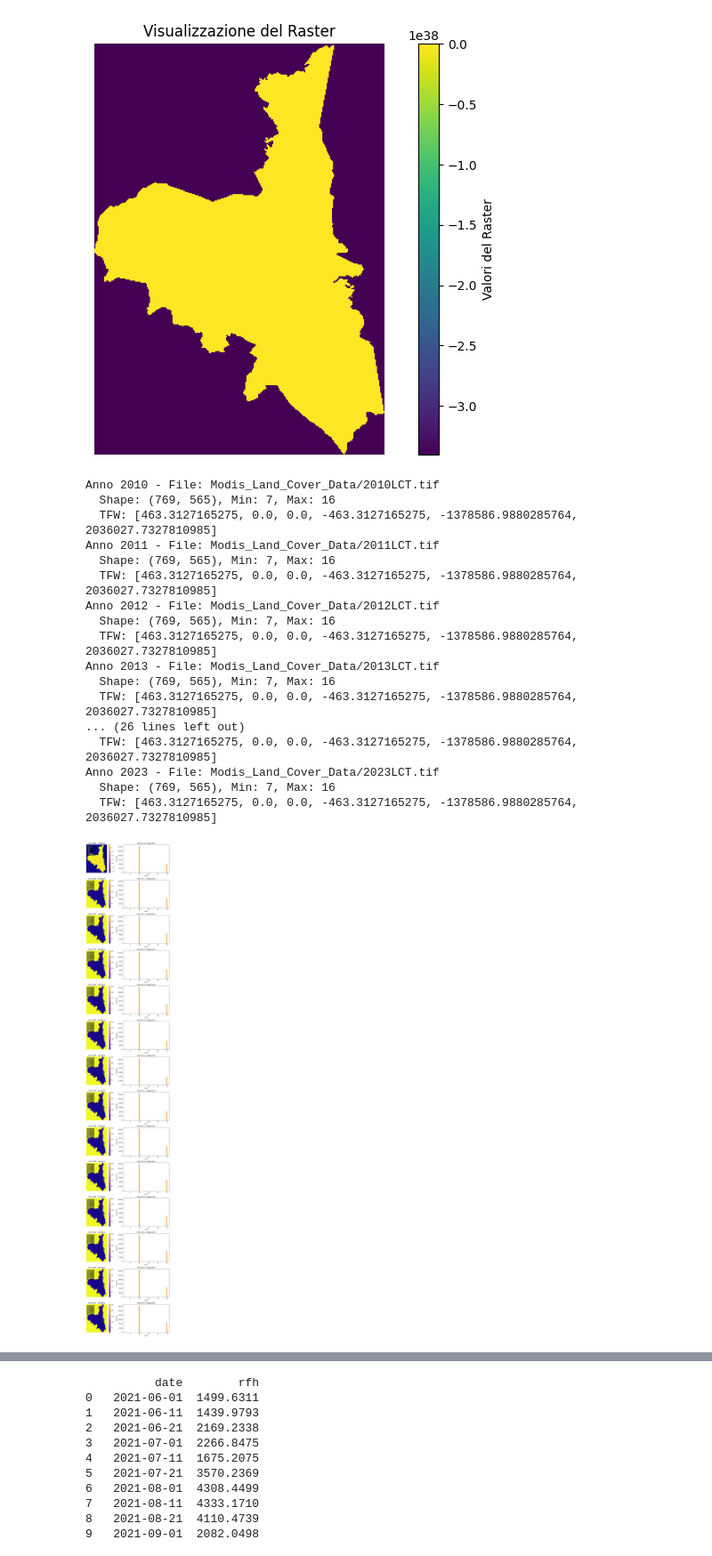
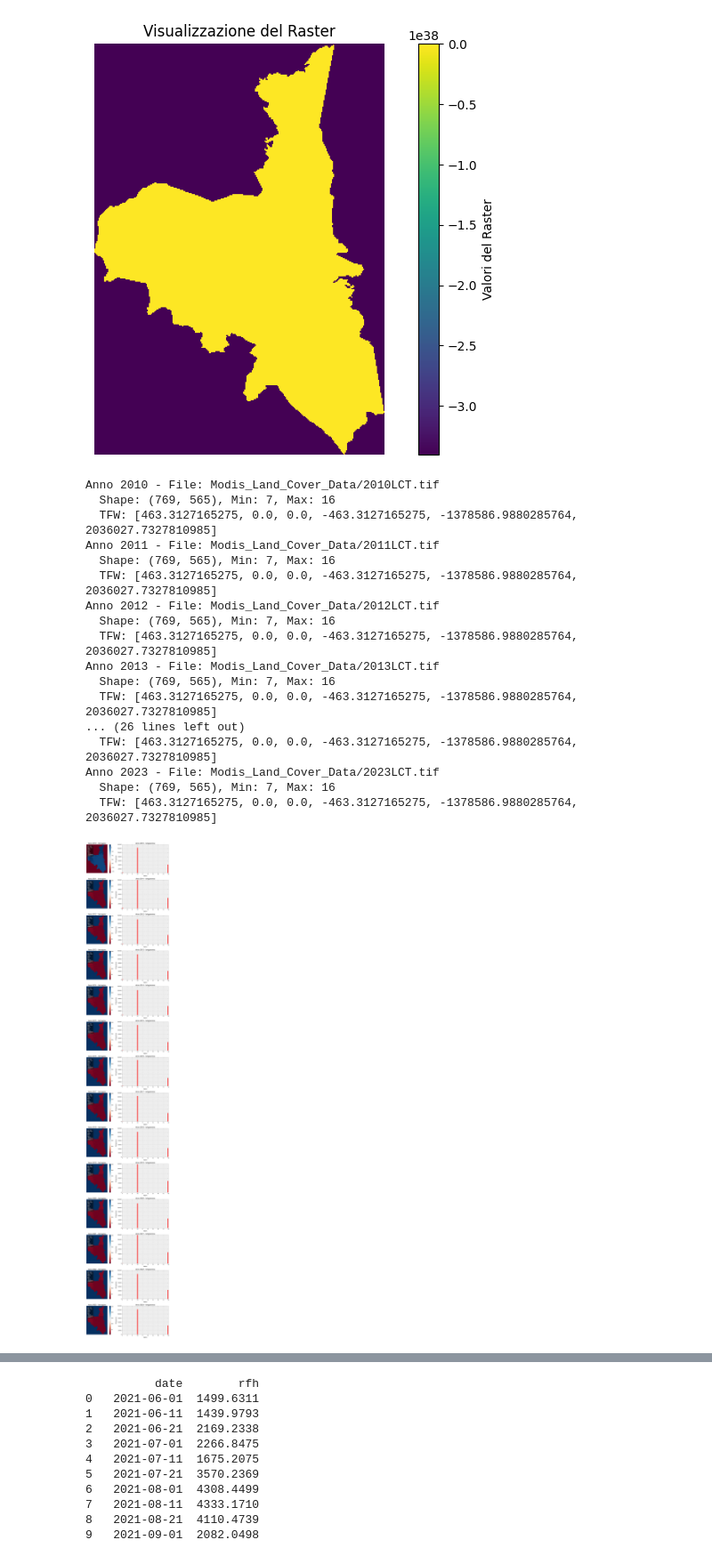
Before and after one commit to tommaso-dognini/startHack2025, a Jupyter notebook: main.ipynb, the cells around one changed output, grey strips where cells are left out. Shown at 89% size. Cells and saved outputs as stored; diff of their text form; code cells hidden in the pictures.

```diff
--- a/main.ipynb
+++ b/main.ipynb
@@ -289,7 +289,7 @@ for idx, (anno, info) in enumerate(sorted(dati_raster.items())):
 
     # Primo subplot: immagine raster con annotazioni
     ax_img = axes[idx, 0]
-    im = ax_img.imshow(data, cmap='plasma')  # Uso il colormap "plasma"
+    im = ax_img.imshow(data, cmap='RdBu')  # Uso il colormap "plasma"
     ax_img.set_title(f"Anno {anno} - Immagine")
     ax_img.axis('off')
     annotation_text = f"Min: {min_val:.2f}\nMax: {max_val:.2f}"
@@ -306,35 +306,35 @@ for idx, (anno, info) in enumerate(sorted(dati_raster.items())):
     # Se è definito un valore nodata, escludilo dall'istogramma
     if nodata is not None:
         data_masked = np.ma.masked_equal(data, nodata)
         valori = data_masked.compressed()  # Array 1D senza i valori nodata
     else:
         valori = data.flatten()
-    ax_hist.hist(valori, bins=50, color='darkorange', alpha=0.8)  # Istogramma con colore darkorange
+    ax_hist.hist(valori, bins=50, color='red', alpha=0.8)  # Istogramma con colore darkorange
     ax_hist.set_title(f"Anno {anno} - Istogramma")
     ax_hist.set_xlabel("Valori")
     ax_hist.set_ylabel("Frequenza")
 
 plt.tight_layout()
 plt.show()
 # %% [output]
 Anno 2010 - File: Modis_Land_Cover_Data/2010LCT.tif
   Shape: (769, 565), Min: 7, Max: 16
   TFW: [463.3127165275, 0.0, 0.0, -463.3127165275, -1378586.9880285764, 2036027.7327810985]
 Anno 2011 - File: Modis_Land_Cover_Data/2011LCT.tif
   Shape: (769, 565), Min: 7, Max: 16
   TFW: [463.3127165275, 0.0, 0.0, -463.3127165275, -1378586.9880285764, 2036027.7327810985]
 Anno 2012 - File: Modis_Land_Cover_Data/2012LCT.tif
   Shape: (769, 565), Min: 7, Max: 16
   TFW: [463.3127165275, 0.0, 0.0, -463.3127165275, -1378586.9880285764, 2036027.7327810985]
 Anno 2013 - File: Modis_Land_Cover_Data/2013LCT.tif
   Shape: (769, 565), Min: 7, Max: 16
   TFW: [463.3127165275, 0.0, 0.0, -463.3127165275, -1378586.9880285764, 2036027.7327810985]
 ... (26 lines left out)
   TFW: [463.3127165275, 0.0, 0.0, -463.3127165275, -1378586.9880285764, 2036027.7327810985]
 Anno 2023 - File: Modis_Land_Cover_Data/2023LCT.tif
   Shape: (769, 565), Min: 7, Max: 16
   TFW: [463.3127165275, 0.0, 0.0, -463.3127165275, -1378586.9880285764, 2036027.7327810985]
-[figure, old version]
+[figure, new version]
 # %%
 import rasterio
 import matplotlib.pyplot as plt
```
Also changed, not shown: parts of 1 cell of this notebook, 3 other files.
